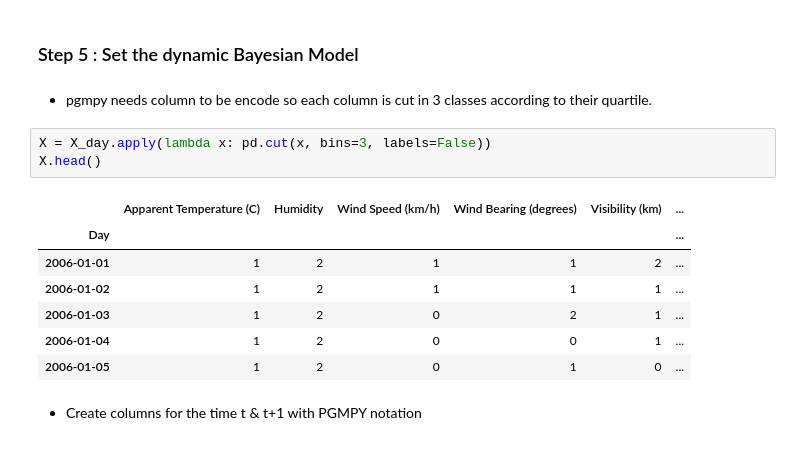
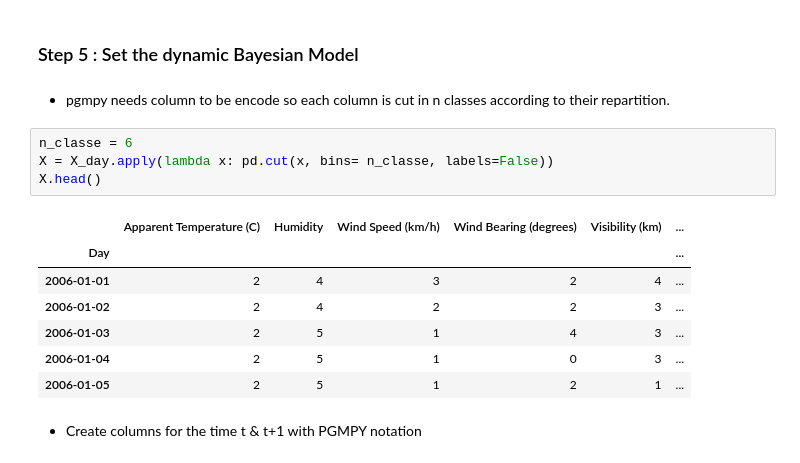
Before and after one commit to LucasTexier/Weather-prediction-with-bayesian-model, a Jupyter notebook: Weather-prediction.ipynb, the cells around one changed output. Drawn from its saved outputs; the diff is of its cells as text.

```diff
--- a/Weather-prediction.ipynb
+++ b/Weather-prediction.ipynb
@@ -186,18 +186,19 @@ Index(['Apparent Temperature (C)', 'Humidity', 'Wind Speed (km/h)',
 # %% [markdown]
 ### Step 5 : Set the dynamic Bayesian Model
 # %% [markdown]
-* pgmpy needs column to be encode so each column is cut in 3 classes according to their quartile.
+* pgmpy needs column to be encode so each column is cut in n classes according to their repartition.
 # %%
-X = X_day.apply(lambda x: pd.cut(x, bins=3, labels=False))
+n_classe = 6
+X = X_day.apply(lambda x: pd.cut(x, bins= n_classe, labels=False))
 X.head()
 # %% [output]
 |  | Apparent Temperature (C) | Humidity | Wind Speed (km/h) | Wind Bearing (degrees) | Visibility (km) | ... |
 | Day |  |  |  |  |  | ... |
-| 2006-01-01 | 1 | 2 | 1 | 1 | 2 | ... |
-| 2006-01-02 | 1 | 2 | 1 | 1 | 1 | ... |
-| 2006-01-03 | 1 | 2 | 0 | 2 | 1 | ... |
-| 2006-01-04 | 1 | 2 | 0 | 0 | 1 | ... |
-| 2006-01-05 | 1 | 2 | 0 | 1 | 0 | ... |
+| 2006-01-01 | 2 | 4 | 3 | 2 | 4 | ... |
+| 2006-01-02 | 2 | 4 | 2 | 2 | 3 | ... |
+| 2006-01-03 | 2 | 5 | 1 | 4 | 3 | ... |
+| 2006-01-04 | 2 | 5 | 1 | 0 | 3 | ... |
+| 2006-01-05 | 2 | 5 | 1 | 2 | 1 | ... |
 # %% [markdown]
 * Create columns for the time t & t+1 with PGMPY notation
 # %%
```
Also changed, not shown: parts of 37 cells of this notebook.
